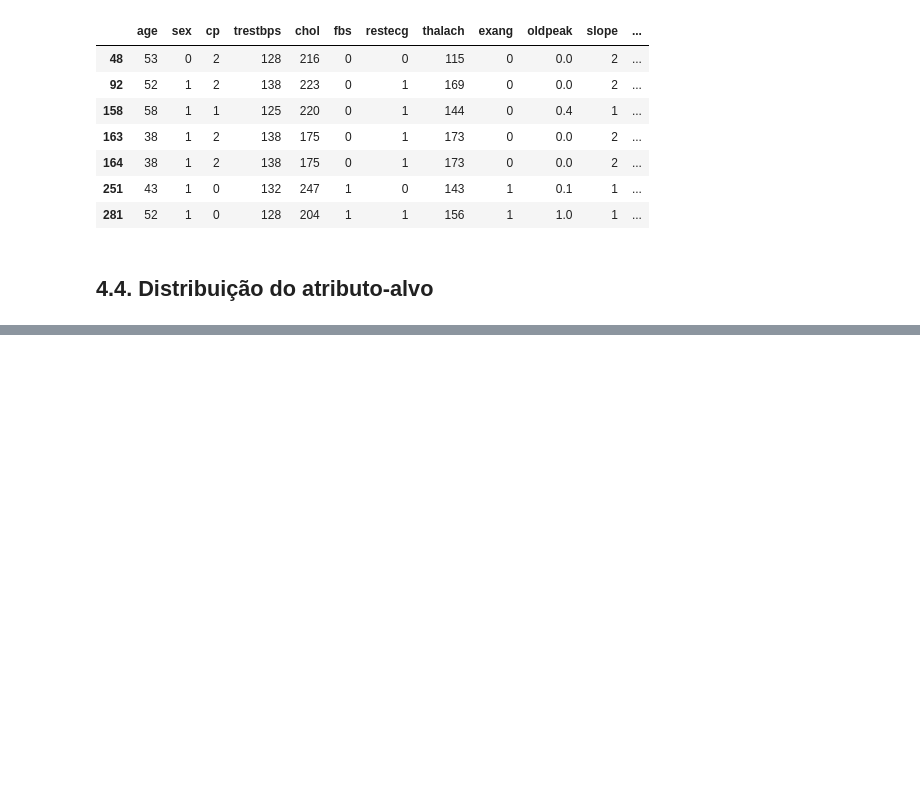
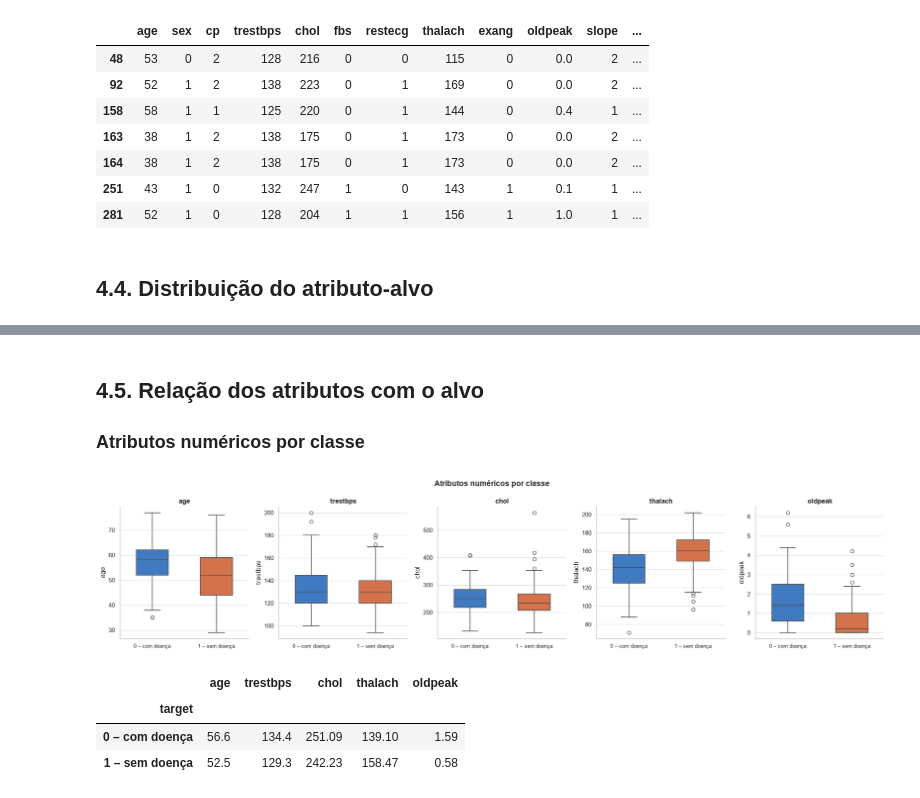
Before and after one commit to vitorsfeijo/Trabalho_ML, a Jupyter notebook: Sprint-1.ipynb, the cells around one changed output, grey strips where cells are left out. Saved outputs shown, nothing was run; the diff lists cells and outputs as text; code cells hidden in the pictures; blank space fills up the shorter version.

Commit message:
Término do rascunho inicial e revisão completa do Knopp (antes de fazer novas alterações com a IA).
Devia ter separado os commits mas agr foi

```diff
--- a/Sprint-1.ipynb
+++ b/Sprint-1.ipynb
@@ -879,0 +465,25 @@ As ações da tabela acima serão implementadas na próxima etapa por meio de um
+# %% [markdown]
+## 4.5. Relação dos atributos com o alvo
+
+### Atributos numéricos por classe
+# %%
+## Boxplots de cada atributo numérico separados pela classe
+fig, axes = plt.subplots(1, 5, figsize=(20, 4.5))
+for ax, col in zip(axes, ATR_CONTINUOS):
+    sns.boxplot(data=df_original, x=ALVO, y=col, hue=ALVO, palette=CORES_CLASSE,
+                legend=False, ax=ax, width=0.5, linewidth=1.2)
+    ax.set_title(col)
+    ax.set_xticks([0, 1], [NOMES_CLASSE[0], NOMES_CLASSE[1]], fontsize=9)
+    ax.set_xlabel("")
+fig.suptitle("Atributos numéricos por classe", fontweight="bold", fontsize=14)
+plt.tight_layout()
+plt.show()
+
+## Médias por classe
+df_original.groupby(ALVO)[ATR_CONTINUOS].mean().round(2).rename(index=NOMES_CLASSE)
+# %% [output]
+[figure, added]
+|  | age | trestbps | chol | thalach | oldpeak |
+| target |  |  |  |  |  |
+| 0 – com doença | 56.6 | 134.4 | 251.09 | 139.10 | 1.59 |
+| 1 – sem doença | 52.5 | 129.3 | 242.23 | 158.47 | 0.58 |
```
Also changed, not shown: parts of 100 cells of this notebook, 5 other files.
